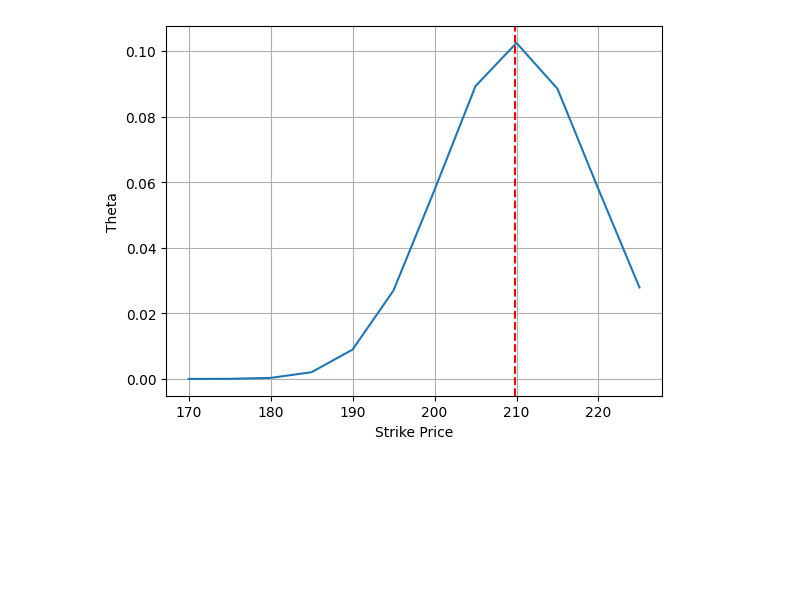
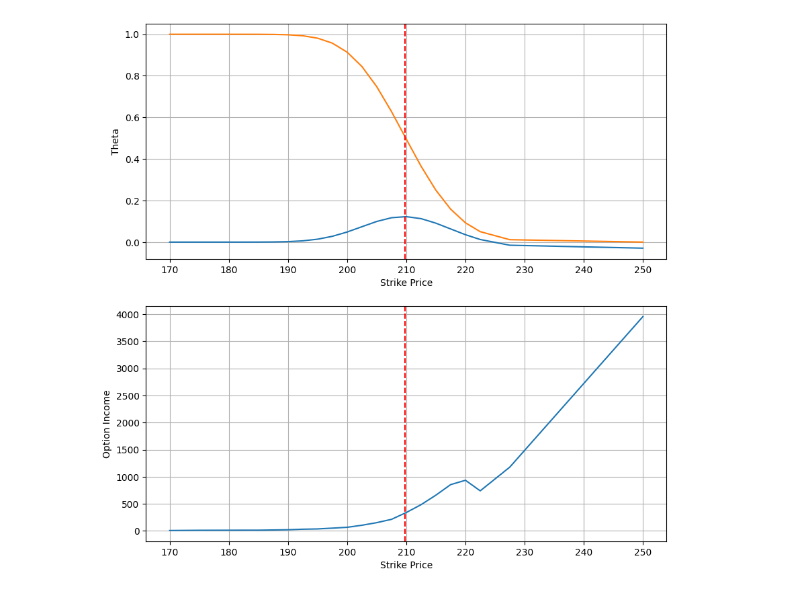
Before and after one commit to rohanzach/StockMarket-Project, a Jupyter notebook: stockmarket/analyze/logic.ipynb, the cells around one changed output. Cells and saved outputs as stored; diff of their text form; code cells hidden in the pictures; blank space fills up the shorter version.

Commit message:
Expected profit

```diff
--- a/stockmarket/analyze/logic.ipynb
+++ b/stockmarket/analyze/logic.ipynb
@@ -53,7 +53,16 @@ def theta_calc(r, S, K, T, sigma, type="c"):
     except:
         print("Please confirm option type, either 'c' for Call or 'p' for Put!")
 
+def calculate_prob_profit_bs(S, K, T, r, sigma, type='call'):
+    d1 = (np.log(S / K) + (r + 0.5 * sigma**2) * T) / (sigma * np.sqrt(T))
+    d2 = d1 - sigma * np.sqrt(T)
 
+    if type == 'c':
+        prob_profit = norm.cdf(d2)
+    else:  # for put option
+        prob_profit = norm.cdf(-d2)
+
+    return prob_profit
 
 def get_option_data(stock_symbol='JPM', session=None):
     # Load data
@@ -106,7 +115,7 @@ price_data['Daily_Returns'] = (price_data['Close'] / price_data['Close'].shift(1
 # %%
 daily_std = price_data['Daily_Returns'].std()
 sigma = daily_std * np.sqrt(252)
-r = 0.01
+r = 0.0425
 s = price_data['Close'].iloc[-1]
 
 # # print(options_put_data[0])
@@ -115,12 +124,14 @@ for i in range(len(options_put_data)):
     options_put_data[i]['BS Price'] = blackScholes(r=r, S=s, K = options_put_data[i]['strike'], T=t, sigma=sigma, type='p')
     options_put_data[i]['Delta'] = delta_calc(r=r, S=s, K = options_put_data[i]['strike'], T=t, sigma=sigma, type='p')
     options_put_data[i]['Theta'] = theta_calc(r=r, S=s, K = options_put_data[i]['strike'], T=t, sigma=sigma, type='p')
+    options_put_data[i]['Prob Profit'] = calculate_prob_profit_bs(r=r, S=s, K = options_put_data[i]['strike'], T=t, sigma=sigma, type='p')
 
 for i in range(len(options_call_data)):
     t = (pd.to_datetime(options_call_data[i]['date'][0]) - pd.to_datetime('today')).days/365
     options_call_data[i]['BS Price'] = blackScholes(r=r, S=s, K = options_call_data[i]['strike'], T=t, sigma=sigma, type='c')
     options_call_data[i]['Delta'] = delta_calc(r=r, S=s, K = options_call_data[i]['strike'], T=t, sigma=sigma, type='c')
     options_call_data[i]['Theta'] = theta_calc(r=r, S=s, K = options_call_data[i]['strike'], T=t, sigma=sigma, type='c')
+    options_call_data[i]['Prob Profit'] = calculate_prob_profit_bs(r=r, S=s, K = options_call_data[i]['strike'], T=t, sigma=sigma, type='c')
 # %%
 price_data.iloc[-1]['Close'] * 1.2
 # %% [output]
@@ -149,16 +160,25 @@ options_put_data[0]
 # %%
 lower_bound = price_data.iloc[-1]['Close'] * 0.8
 upper_bound = price_data.iloc[-1]['Close'] * 1.2
 
 # Plot only the options that are within the range of 20% of the current stock price
-filtered_data = options_put_data[2][(options_put_data[2]['strike'] > lower_bound) & (options_put_data[2]['strike'] < upper_bound)]
+filtered_data = options_put_data[1][(options_put_data[1]['strike'] > lower_bound) & (options_put_data[1]['strike'] < upper_bound)]
 
+plt.figure(figsize=(10, 10))
+plt.subplot(2, 1, 1)
 plt.plot(filtered_data['strike'], (filtered_data['Theta']* -1))
+plt.plot(filtered_data['strike'], (1 - filtered_data['Prob Profit']))
 # Vertical line at the current stock price
 plt.axvline(price_data.iloc[-1]['Close'], color='r', linestyle='--')
 plt.xlabel('Strike Price')
 plt.ylabel('Theta')
 plt.grid()
+plt.subplot(2, 1, 2)
+plt.plot(filtered_data['strike'], filtered_data['Option Income'])
+plt.axvline(price_data.iloc[-1]['Close'], color='r', linestyle='--')
+plt.xlabel('Strike Price')
+plt.ylabel('Option Income')
+plt.grid()
 plt.show()
 # %% [output]
-[figure, old version]
+[figure, new version]
```
Also changed, not shown: parts of 5 cells of this notebook.
